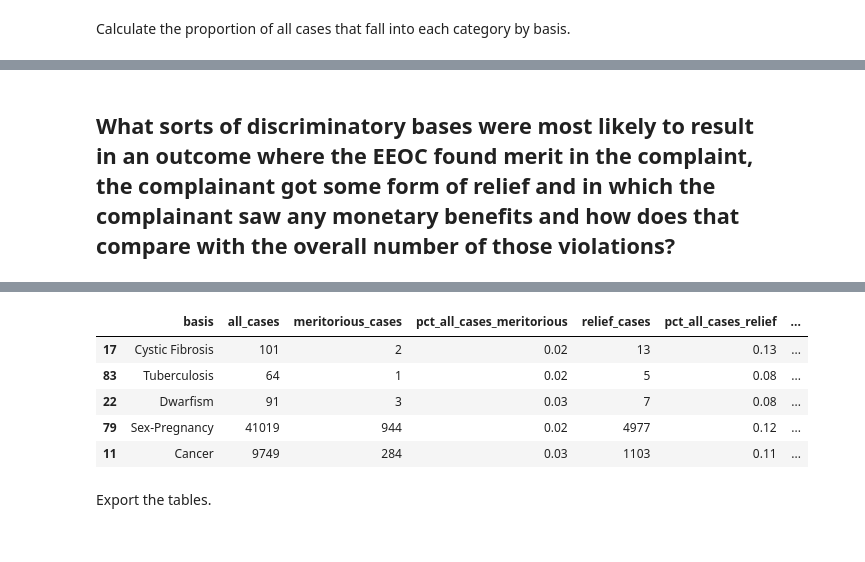
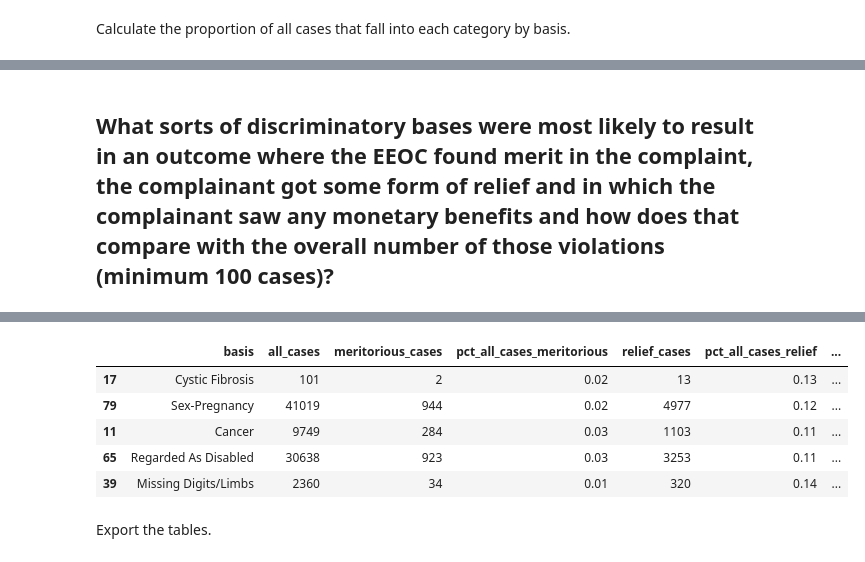
Before and after one commit to PublicI/employment-discrimination, a Jupyter notebook: employment-discrimination.ipynb, the cells around one changed output, grey strips where cells are left out. Cells and saved outputs as stored; diff of their text form; code cells hidden in the pictures.

```diff
--- a/employment-discrimination.ipynb
+++ b/employment-discrimination.ipynb
@@ -428,5 +432,5 @@ cases_by_basis.sort_values("all_cases", ascending=False).head()
 | 76 | Sex-Female | 203779 | 3840 | 0.02 | 18731 | 0.09 | ... |
 | 50 | Other Disability | 109168 | 2188 | 0.02 | 10079 | 0.09 | ... |
 # %% [markdown]
-## What sorts of discriminatory bases were most likely to result in an outcome where the EEOC found merit in the complaint, the complainant got some form of relief and in which the complainant saw any monetary benefits and how does that compare with the overall number of those violations?
+## What sorts of discriminatory bases were most likely to result in an outcome where the EEOC found merit in the complaint, the complainant got some form of relief and in which the complainant saw any monetary benefits and how does that compare with the overall number of those violations (minimum 100 cases)?
 # %%
@@ -448,14 +452,14 @@ cases_by_basis.sort_values("pct_all_cases_relief", ascending=False).head()
 | 67 | Religion-7th Day Adventist | 1205 | 62 | 0.05 | 152 | 0.13 | ... |
 | 79 | Sex-Pregnancy | 41019 | 944 | 0.02 | 4977 | 0.12 | ... |
 # %%
-cases_by_basis.sort_values("pct_all_cases_monetary_benefits", ascending=False).head()
+cases_by_basis[cases_by_basis["all_cases"] >= 100].sort_values("pct_all_cases_monetary_benefits", ascending=False).head()
 # %% [output]
 |  | basis | all_cases | meritorious_cases | pct_all_cases_meritorious | relief_cases | pct_all_cases_relief | ... |
 | 17 | Cystic Fibrosis | 101 | 2 | 0.02 | 13 | 0.13 | ... |
-| 83 | Tuberculosis | 64 | 1 | 0.02 | 5 | 0.08 | ... |
-| 22 | Dwarfism | 91 | 3 | 0.03 | 7 | 0.08 | ... |
 | 79 | Sex-Pregnancy | 41019 | 944 | 0.02 | 4977 | 0.12 | ... |
 | 11 | Cancer | 9749 | 284 | 0.03 | 1103 | 0.11 | ... |
+| 65 | Regarded As Disabled | 30638 | 923 | 0.03 | 3253 | 0.11 | ... |
+| 39 | Missing Digits/Limbs | 2360 | 34 | 0.01 | 320 | 0.14 | ... |
 # %% [markdown]
 Export the tables.
 # %%
```
Also changed, not shown: parts of 4 cells of this notebook.
